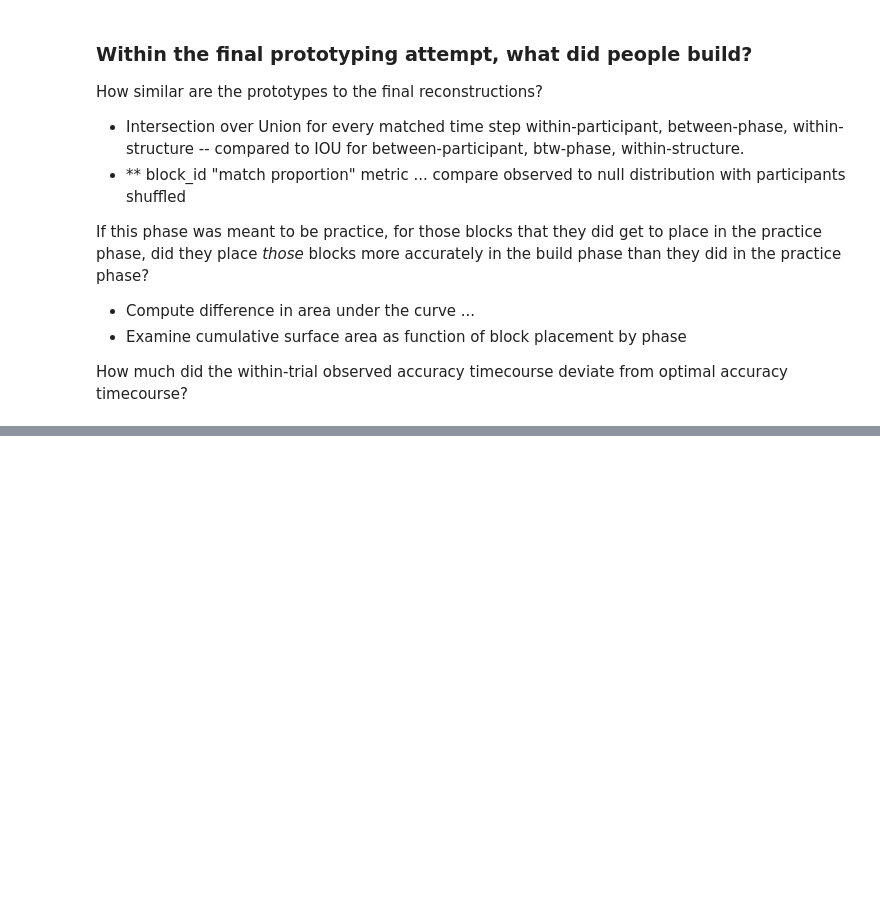
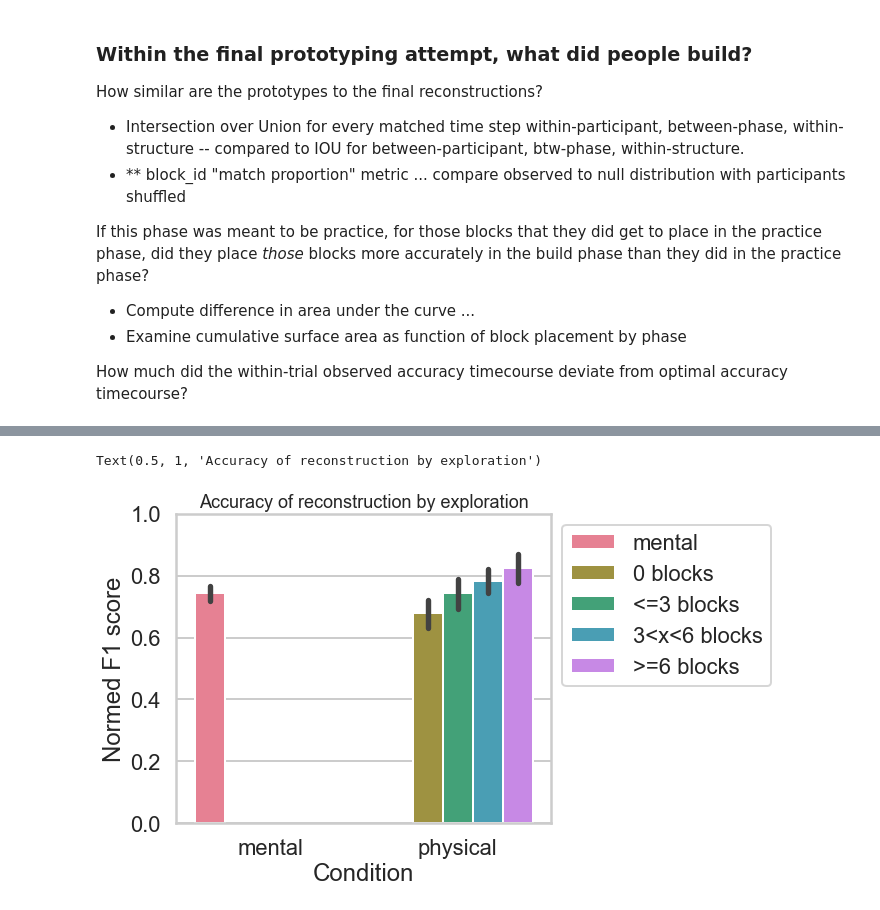
Before and after one commit to cogtoolslab/block_construction, a Jupyter notebook: analysis/will/block_silhouette_SPP2020.ipynb, the cells around one changed output, grey strips where cells are left out. Cells and saved outputs as stored; diff of their text form; code cells hidden in the pictures; blank space fills up the shorter version.

```diff
--- a/analysis/will/block_silhouette_SPP2020.ipynb
+++ b/analysis/will/block_silhouette_SPP2020.ipynb
@@ -238,0 +332,30 @@ How much did the within-trial observed accuracy timecourse deviate from optimal
+# %%
+df = df[(df.numBlocks>2)]
+df = df[~df.gameID.isin(low_scores)]
+
+
+df['extendedCondition'] = df['condition']
+df.loc[(df.condition == 'physical') & (df.totalExploreBlocks >= 6),'extendedCondition'] = '>=6 blocks'
+df.loc[(df.condition == 'physical') & (df.totalExploreBlocks < 6),'extendedCondition'] = '3<x<6 blocks'
+df.loc[(df.condition == 'physical') & (df.totalExploreBlocks <= 3),'extendedCondition'] = '<=3 blocks'
+df.loc[(df.condition == 'physical') & (df.totalExploreBlocks == 0),'extendedCondition'] = '0 blocks'
+
+fig = plt.figure(figsize=(10,6))
+sns.set_context('poster')
+sns.set_style('whitegrid', {'legend.frameon':False})
+b = sns.barplot(data = df,
+                palette='husl',
+                hue='extendedCondition',
+                hue_order=['mental','0 blocks','<=3 blocks','3<x<6 blocks','>=6 blocks'],
+                #hue_order=['mental','no_action_physical','not_very_physical','physical','very_physical'],
+                x='condition',
+                y='normedScore')
+plt.legend(bbox_to_anchor=(1.0,1))
+plt.ylabel('Normed F1 score')
+plt.xlabel('Condition')
+plt.yticks(np.linspace(0,1,6))
+plt.tight_layout()
+plt.title('Accuracy of reconstruction by exploration', fontsize = 18)
+# %% [output]
+Text(0.5, 1, 'Accuracy of reconstruction by exploration')
+[figure, added]
```
Also changed, not shown: parts of 10 cells of this notebook, 4 other files.
